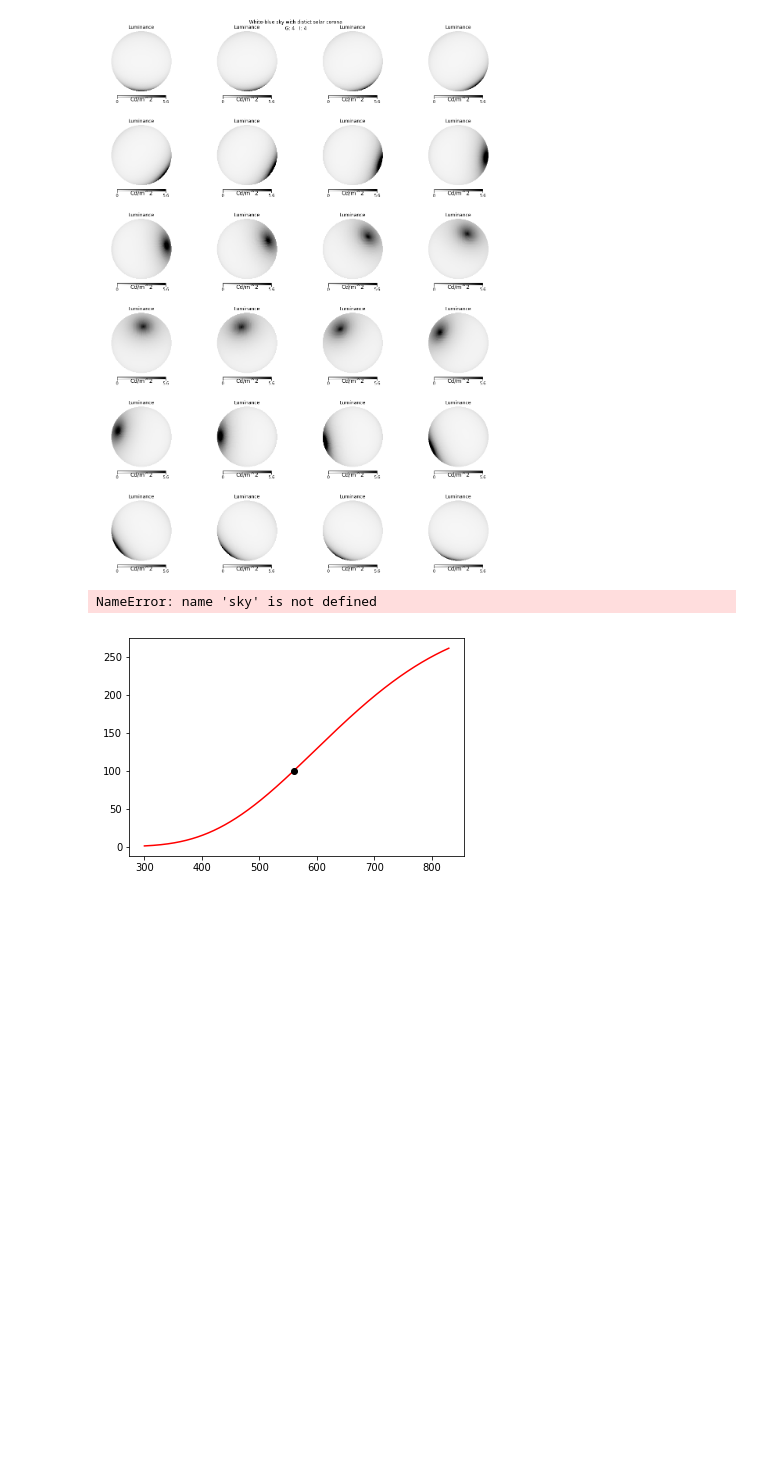
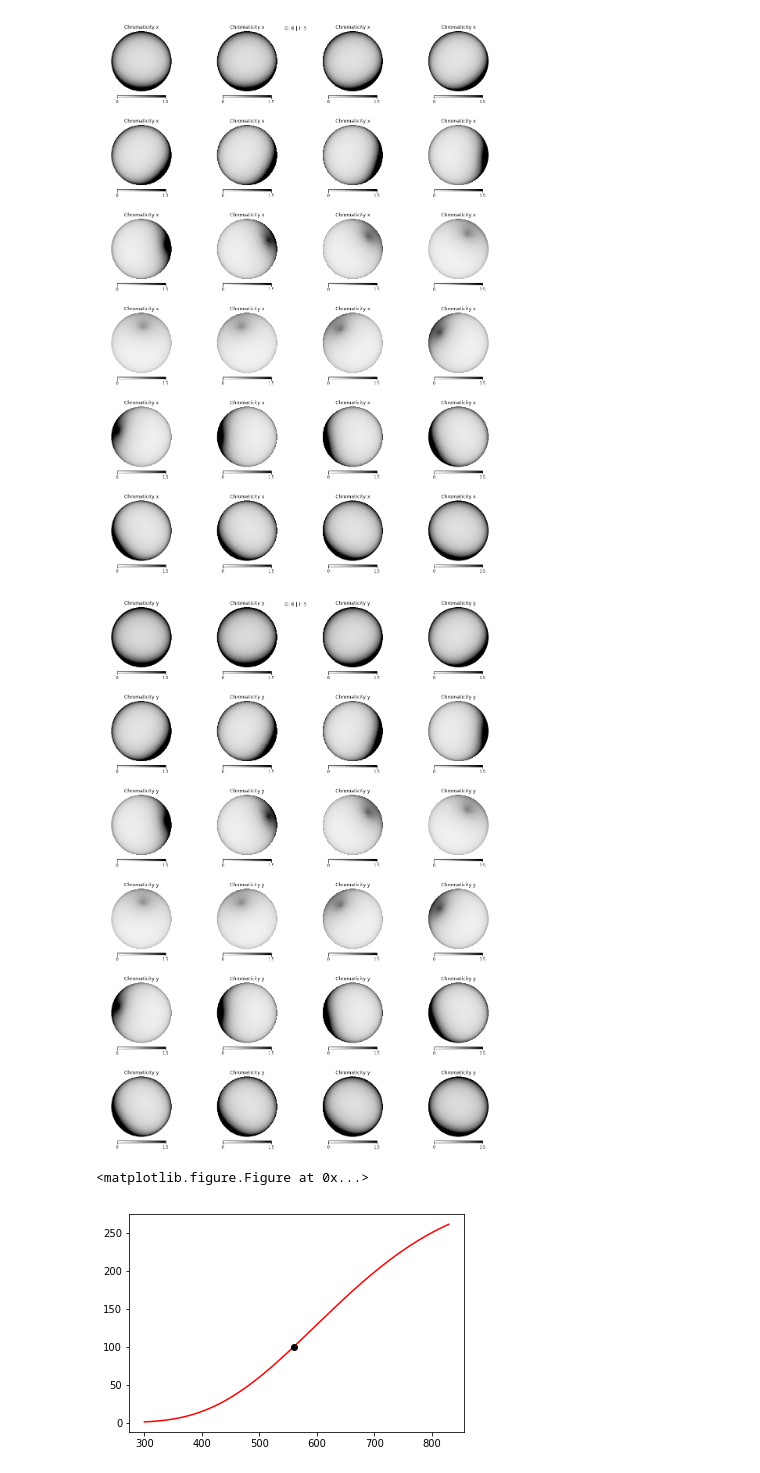
Before and after one commit to InsectRobotics/skylight, a Jupyter notebook: notebooks/sky-luminance.ipynb, the cells around one changed output. Saved outputs shown, nothing was run; the diff lists cells and outputs as text; code cells hidden in the pictures; blank space fills up the shorter version.

```diff
--- a/notebooks/sky-luminance.ipynb
+++ b/notebooks/sky-luminance.ipynb
@@ -10,10 +10,10 @@ from sky import *
 # %%
 %matplotlib inline
 
-for st in xrange(1, 16):
-    sky = SkyModel(sky_type=st)
+for tau in xrange(1, 16):
+    sky = ChromaticitySkyModel(turbidity=tau)
     sky.generate()
-    t = "%s\nG: %d | I: %d" % (sky.description[-1], sky.gradation, sky.indicatrix)
-    SkyModel.plot_luminance(sky=sky, fig=st, title=t)
+    t = "%s\nG: %d | I: %d | T: %0.2f" % (sky.description[-1], sky.gradation, sky.indicatrix, sky.turbidity)
+    sky.plot_luminance(sky=sky, fig=tau, title=t)
 plt.show()
 # %% [output]
@@ -33,30 +33,26 @@ plt.show()
 # %%
 from datetime import datetime
 
-sky = SkyModel()
+sky = ChromaticitySkyModel(turbidity=2)
 
 plt.figure(1, figsize=(15, 20))
+plt.figure(2, figsize=(15, 20))
+plt.figure(3, figsize=(15, 20))
 for h in xrange(24):
     sky.obs.date =  datetime(2017, 6, 21, h, 0, 0)
     sky.generate()
     t = "%s\nG: %d | I: %d" % (sky.description[-1], sky.gradation, sky.indicatrix)
-    SkyModel.plot_luminance(sky=sky, fig=1, sub=(6,4,h+1), mode="0010", title=t)
+    ChromaticitySkyModel.plot_luminance(sky=sky, fig=1, sub=(6,4,h+1), mode="00100", title=t)
+    ChromaticitySkyModel.plot_luminance(sky=sky, fig=2, sub=(6,4,h+1), mode="00010", title=t)
+    ChromaticitySkyModel.plot_luminance(sky=sky, fig=3, sub=(6,4,h+1), mode="00001", title=t)
+#     print "L:  ", sky.L.max()
+#     print "C_x:", sky.C_x.max()
+#     print "C_y:", sky.C_y.max()
 plt.show()
 # %% [output]
-[figure, old version]
+[figure, new version]
+[figure, added]
+<matplotlib.figure.Figure at 0x...>
-# %%
-T = sky.T[sky.T > 0]
-print "T < 5778 =", (T < 5778).sum()
-print "T > 5778 =", (T > 5778).sum()
-print T.min(), T.max()
-SkyModel.plot_luminance(sky=sky, fig=1, mode="0001", title="")
-SkyModel.plot_polarisation(sky=sky, fig=3, mode="01", title="")
-
-mask = (sky.T > 5778).astype(int)
-hp.orthview(mask, rot=sky.VIEW_ROT, flip="geo", cmap="Greys", half_sky=True, fig=2)
-plt.show()
-# %% [output]
-NameError: name 'sky' is not defined
 # %%
 def spectral_power(lam):
     a = 100. * np.power(560. / lam, 5)
```
Also changed, not shown: parts of 1 cell of this notebook, 9 other files.
